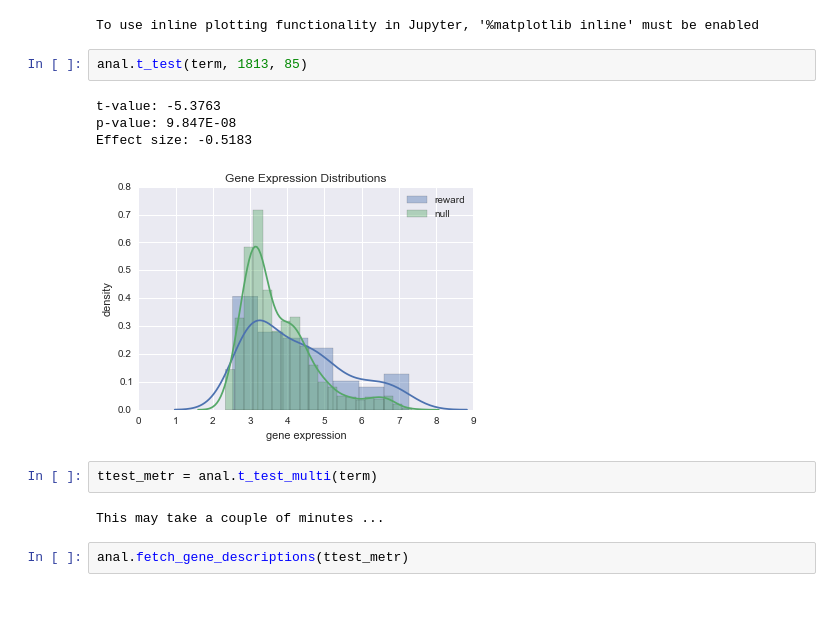
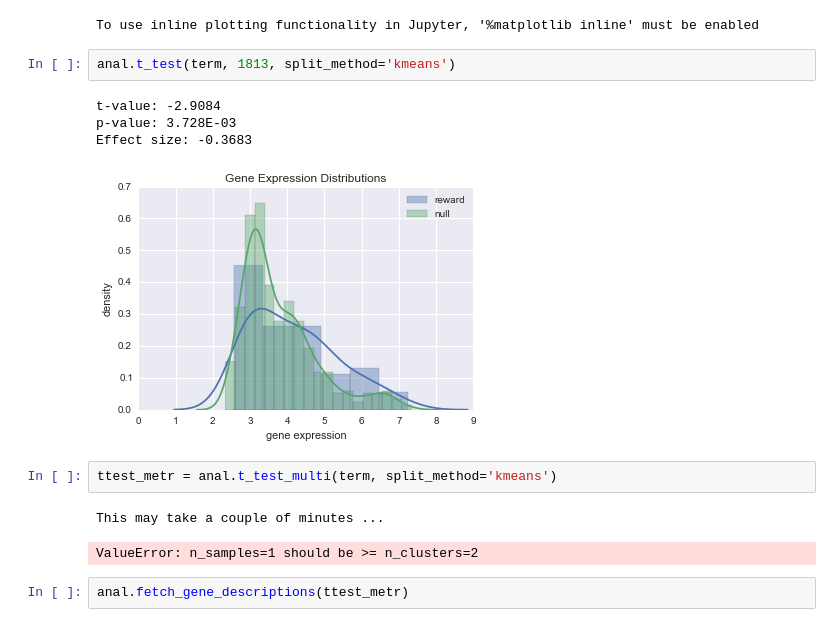
Before and after one commit to voytekresearch/nsaba, a Jupyter notebook: notebooks/testing/testing_analysis.ipynb, the cells around one changed output. Saved outputs shown, nothing was run; the diff lists cells and outputs as text.

Commit message:
analysis sorta done. needs generalizing to multi

```diff
--- a/notebooks/testing/testing_analysis.ipynb
+++ b/notebooks/testing/testing_analysis.ipynb
@@ -41,16 +42,17 @@ anal = analysis.NsabaAnalysis(tsaba)
 # %% [output]
 To use inline plotting functionality in Jupyter, '%matplotlib inline' must be enabled
 # %%
-anal.t_test(term, 1813, 85)
+anal.t_test(term, 1813, split_method='kmeans')
 # %% [output]
-t-value: -5.3763
-p-value: 9.847E-08
-Effect size: -0.5183
+t-value: -2.9084
+p-value: 3.728E-03
+Effect size: -0.3683
-[figure, old version]
+[figure, new version]
 # %%
-ttest_metr = anal.t_test_multi(term)
+ttest_metr = anal.t_test_multi(term, split_method='kmeans')
 # %% [output]
 This may take a couple of minutes ...
+ValueError: n_samples=1 should be >= n_clusters=2
 # %%
 anal.fetch_gene_descriptions(ttest_metr)
 # %% [output]
```
Also changed, not shown: parts of 2 cells of this notebook, 3 other files.
